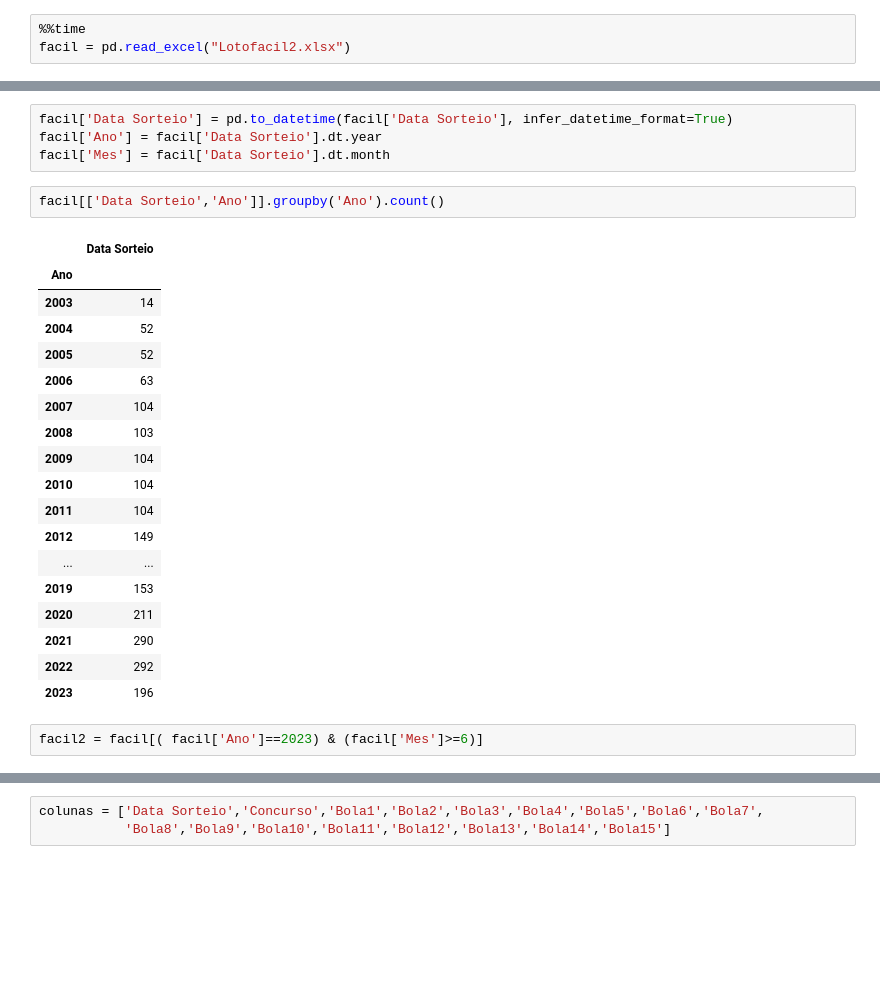
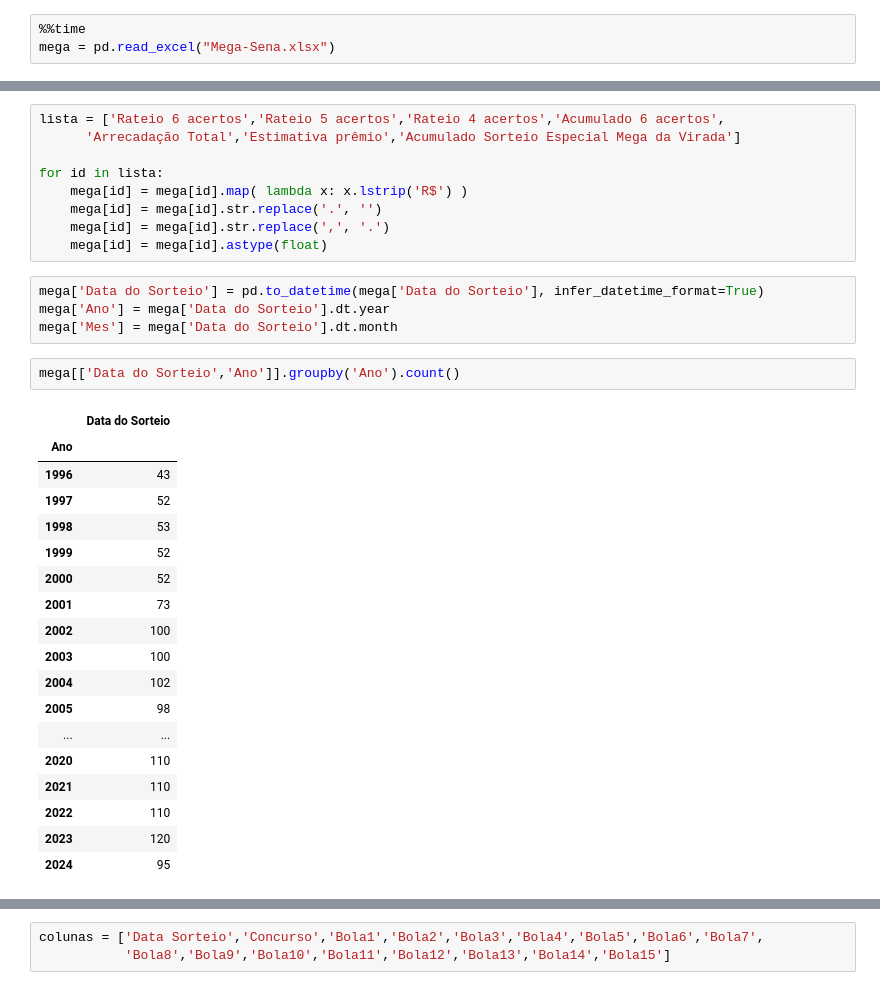
Before and after one commit to patrickfrancoalves/pibmunic, a Jupyter notebook: Loteria/LotoFacil.ipynb, the cells around one changed output, grey strips where cells are left out. Saved outputs shown, nothing was run; the diff lists cells and outputs as text; blank space fills up the shorter version.

```diff
--- a/Loteria/LotoFacil.ipynb
+++ b/Loteria/LotoFacil.ipynb
@@ -14,4 +16,4 @@ Wall time: 10.6 s
 # %%
 %%time
-facil = pd.read_excel("Lotofacil2.xlsx")
+mega = pd.read_excel("Mega-Sena.xlsx")
 # %% [output]
@@ -40,27 +52,34 @@ dtype: object
+# %%
+lista = ['Rateio 6 acertos','Rateio 5 acertos','Rateio 4 acertos','Acumulado 6 acertos',
+      'Arrecadação Total','Estimativa prêmio','Acumulado Sorteio Especial Mega da Virada']
+
+for id in lista:
+    mega[id] = mega[id].map( lambda x: x.lstrip('R$') )
+    mega[id] = mega[id].str.replace('.', '')
+    mega[id] = mega[id].str.replace(',', '.')
+    mega[id] = mega[id].astype(float)
 # %%
-facil['Data Sorteio'] = pd.to_datetime(facil['Data Sorteio'], infer_datetime_format=True)
-facil['Ano'] = facil['Data Sorteio'].dt.year
-facil['Mes'] = facil['Data Sorteio'].dt.month
+mega['Data do Sorteio'] = pd.to_datetime(mega['Data do Sorteio'], infer_datetime_format=True)
+mega['Ano'] = mega['Data do Sorteio'].dt.year
+mega['Mes'] = mega['Data do Sorteio'].dt.month
 # %%
-facil[['Data Sorteio','Ano']].groupby('Ano').count()
+mega[['Data do Sorteio','Ano']].groupby('Ano').count()
 # %% [output]
-|  | Data Sorteio |
+|  | Data do Sorteio |
 | Ano |  |
-| 2003 | 14 |
-| 2004 | 52 |
-| 2005 | 52 |
-| 2006 | 63 |
-| 2007 | 104 |
-| 2008 | 103 |
-| 2009 | 104 |
-| 2010 | 104 |
-| 2011 | 104 |
-| 2012 | 149 |
+| 1996 | 43 |
+| 1997 | 52 |
+| 1998 | 53 |
+| 1999 | 52 |
+| 2000 | 52 |
+| 2001 | 73 |
+| 2002 | 100 |
+| 2003 | 100 |
+| 2004 | 102 |
+| 2005 | 98 |
 | ... | ... |
-| 2019 | 153 |
-| 2020 | 211 |
-| 2021 | 290 |
-| 2022 | 292 |
-| 2023 | 196 |
+| 2020 | 110 |
+| 2021 | 110 |
+| 2022 | 110 |
+| 2023 | 120 |
+| 2024 | 95 |
-# %%
-facil2 = facil[( facil['Ano']==2023) & (facil['Mes']>=6)]
```
Also changed, not shown: parts of 36 cells of this notebook, 2 other files.
